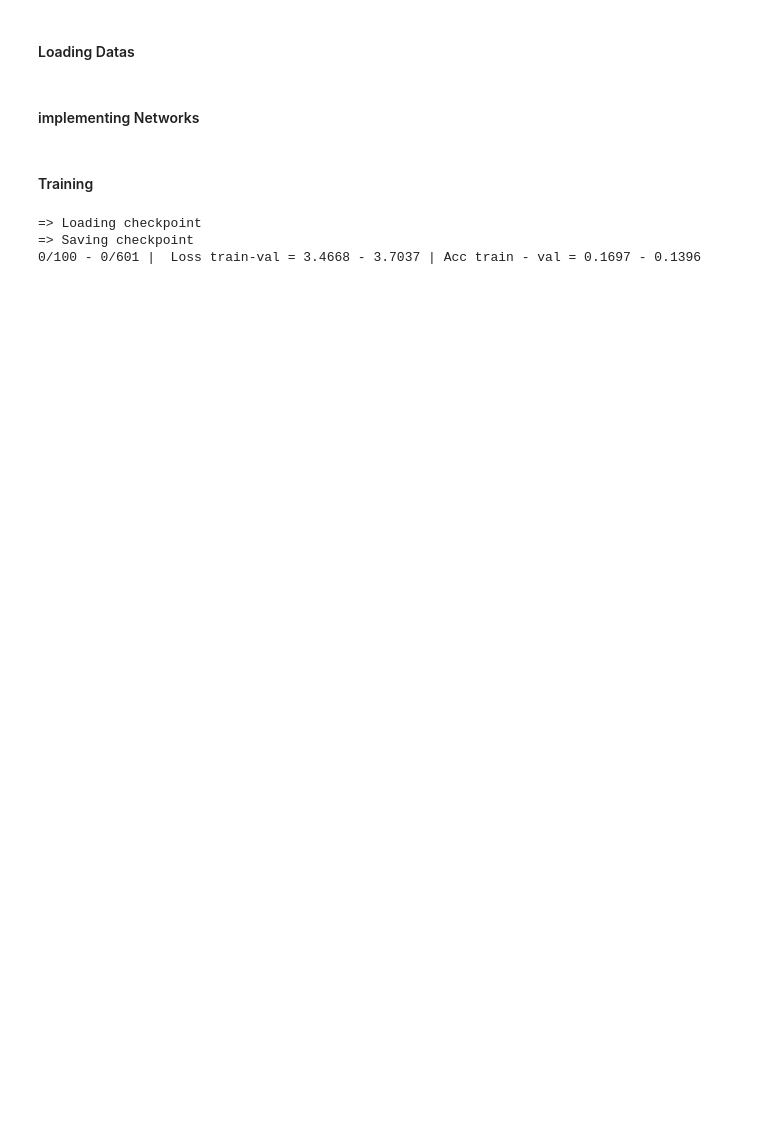
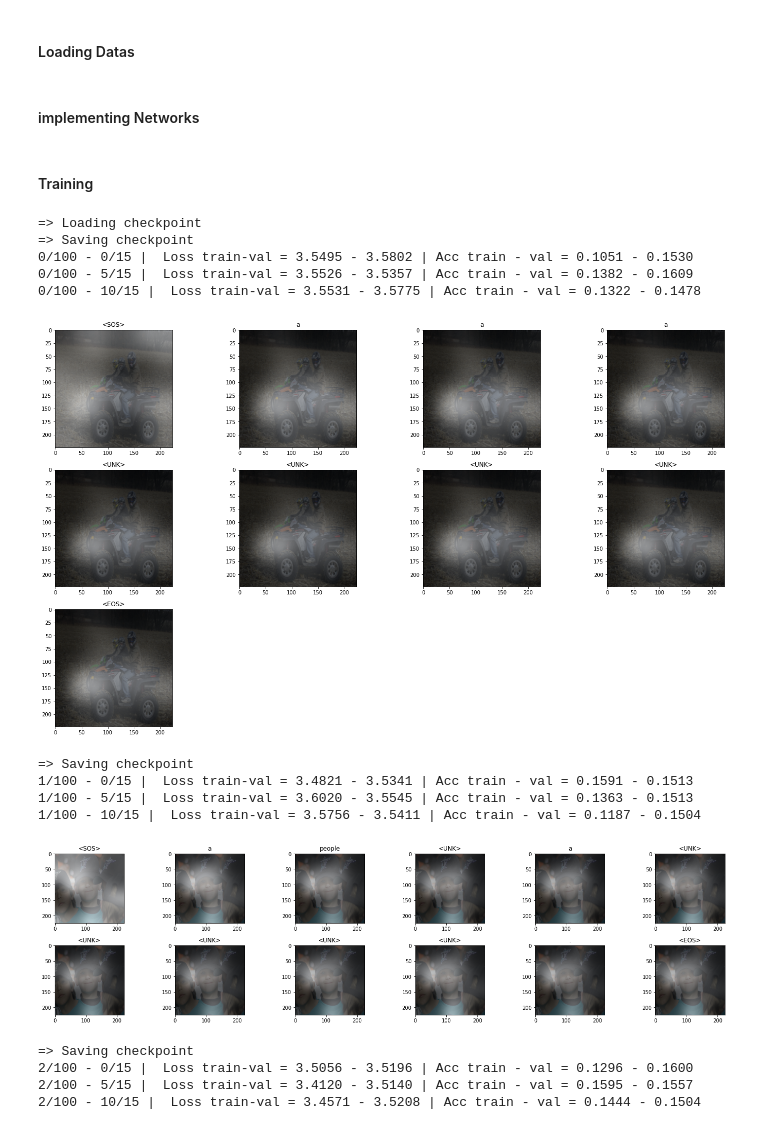
Before and after one commit to AminAlam/Image-Captioner, a Jupyter notebook: Image_Captioner.ipynb, the cells around one changed output. Cells and saved outputs as stored; diff of their text form; code cells hidden in the pictures; blank space fills up the shorter version.

Commit message:
attention visualization added

```diff
--- a/Image_Captioner.ipynb
+++ b/Image_Captioner.ipynb
@@ -311,7 +306,7 @@ class CNNtoRNN(nn.Module):
             x = self.encoderCNN(image)
             sentence, weights = self.decoderRNN.greedy_search(x, vocabulary, max_sentence = max_length)
 
-        return [vocabulary.itos[idx] for idx in sentence]
+        return [vocabulary.itos[idx] for idx in sentence], weights
 
 
     def init_hidden(self, features):
@@ -322,7 +317,7 @@ class CNNtoRNN(nn.Module):
 # %% [markdown]
 #### Training
 # %%
-model_save_dir = "/content/drive/My Drive/Courses/DeepLearning/HW03/Q03/my_checkpoint.pth.tar"
+model_save_dir = "/content/drive/My Drive/Courses/DeepLearning/HW03/Q03/Second_model.pth.tar"
 
 
 def save_checkpoint(state, filename=model_save_dir):
@@ -345,19 +340,19 @@ train_CNN = False
 # Hyperparameters
 batch_size = 64
 embed_size = 256
-hidden_size = 512
+hidden_size = 256
 num_features = 2048
 num_layers = 1
-learning_rate = 1e-4
+learning_rate = 3e-4
 momentum = 0.9
 num_epochs = 100
 
 
 
 transform = transforms.Compose([
-    transforms.Resize(256),
-    transforms.RandomCrop(224),
-    transforms.RandomHorizontalFlip(),
+    transforms.Resize((224, 224)),
+    # transforms.RandomCrop(224),
+    # transforms.RandomHorizontalFlip(),
     transforms.ToTensor(),
     transforms.Normalize((0.485, 0.456, 0.406),
                          (0.229, 0.224, 0.225))])
@@ -388,12 +383,28 @@ def plot_examples(imgs):
   print("\n")
   img2plot = imgs[0].cpu().permute(1,2,0)-torch.min(imgs[0].cpu().permute(1,2,0))
   img2plot = img2plot/torch.max(img2plot)
-  plt.imshow(img2plot)
-  plt.show()
+  # plt.imshow(img2plot)
+  # plt.show()
   with torch.no_grad():
-    predicted_caption = model.caption_image(imgs[0].unsqueeze(0), dataset.vocab)
-  print("\n"+" ".join(predicted_caption))
-  print("\n")
+    predicted_caption, weights = model.caption_image(imgs[0].unsqueeze(0), dataset.vocab)
+  visualize_attention(img2plot, predicted_caption, weights)
+  # print("\n"+" ".join(predicted_caption))
+  # print("\n")
+
+
+def visualize_attention(orig_image, words, atten_weights):
+    fig = plt.figure(figsize=(20,15))
+    len_tokens = len(words)
+
+    for i in range(len(words)):
+        atten_current = atten_weights[i].detach().numpy()
+        atten_current = atten_current.reshape(7,7)
+        ax = fig.add_subplot(len_tokens//2, len_tokens//2, i+1)
+        ax.set_title(words[i])
+        img = ax.imshow(np.squeeze(orig_image))
+        ax.imshow(atten_current, cmap='gray', alpha=0.8, extent=img.get_extent(), interpolation = 'bicubic')
+    plt.tight_layout()
+    plt.show()
 # %%
 def validation():
 
@@ -448,7 +459,7 @@ def train(print_every):
               stats = '{2}/{3} - {0}/{1} |  Loss train-val = {4:.4f} - {6:.4f} | Acc train - val = {5:.4f} - {7:.4f}'.format(
                     idx, num_itters, epoch, num_epochs, loss.item(), acc, loss_val, acc_val)
               print('\r' + stats)
-              write_log("/content/drive/My Drive/Courses/DeepLearning/HW03/Q03/Logs.txt", stats)
+              write_log("/content/drive/My Drive/Courses/DeepLearning/HW03/Q03/Logs2.txt", stats)
 
             step += 1
 
@@ -458,8 +469,20 @@ def train(print_every):
 
         plot_examples(imgs)
 # %%
-train(200)
+train(5)
 # %% [output]
 => Loading checkpoint
 => Saving checkpoint
-0/100 - 0/601 |  Loss train-val = 3.4668 - 3.7037 | Acc train - val = 0.1697 - 0.1396
+0/100 - 0/15 |  Loss train-val = 3.5495 - 3.5802 | Acc train - val = 0.1051 - 0.1530
+0/100 - 5/15 |  Loss train-val = 3.5526 - 3.5357 | Acc train - val = 0.1382 - 0.1609
+0/100 - 10/15 |  Loss train-val = 3.5531 - 3.5775 | Acc train - val = 0.1322 - 0.1478
+[figure, added]
+=> Saving checkpoint
+1/100 - 0/15 |  Loss train-val = 3.4821 - 3.5341 | Acc train - val = 0.1591 - 0.1513
+1/100 - 5/15 |  Loss train-val = 3.6020 - 3.5545 | Acc train - val = 0.1363 - 0.1513
+1/100 - 10/15 |  Loss train-val = 3.5756 - 3.5411 | Acc train - val = 0.1187 - 0.1504
+[figure, added]
+=> Saving checkpoint
+2/100 - 0/15 |  Loss train-val = 3.5056 - 3.5196 | Acc train - val = 0.1296 - 0.1600
+2/100 - 5/15 |  Loss train-val = 3.4120 - 3.5140 | Acc train - val = 0.1595 - 0.1557
+2/100 - 10/15 |  Loss train-val = 3.4571 - 3.5208 | Acc train - val = 0.1444 - 0.1504
```
Also changed, not shown: parts of 3 cells of this notebook.
